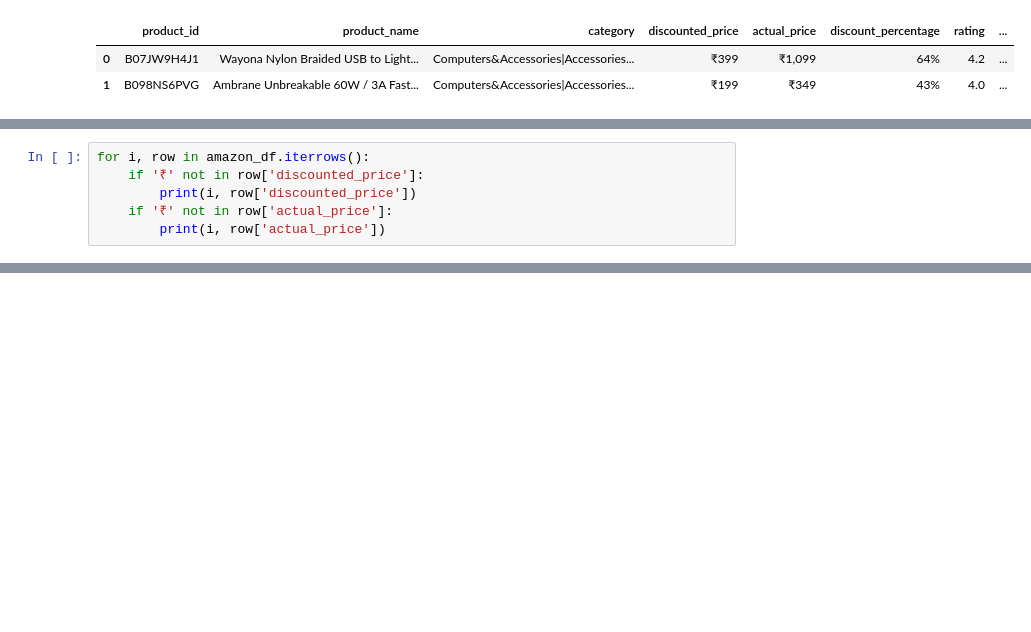
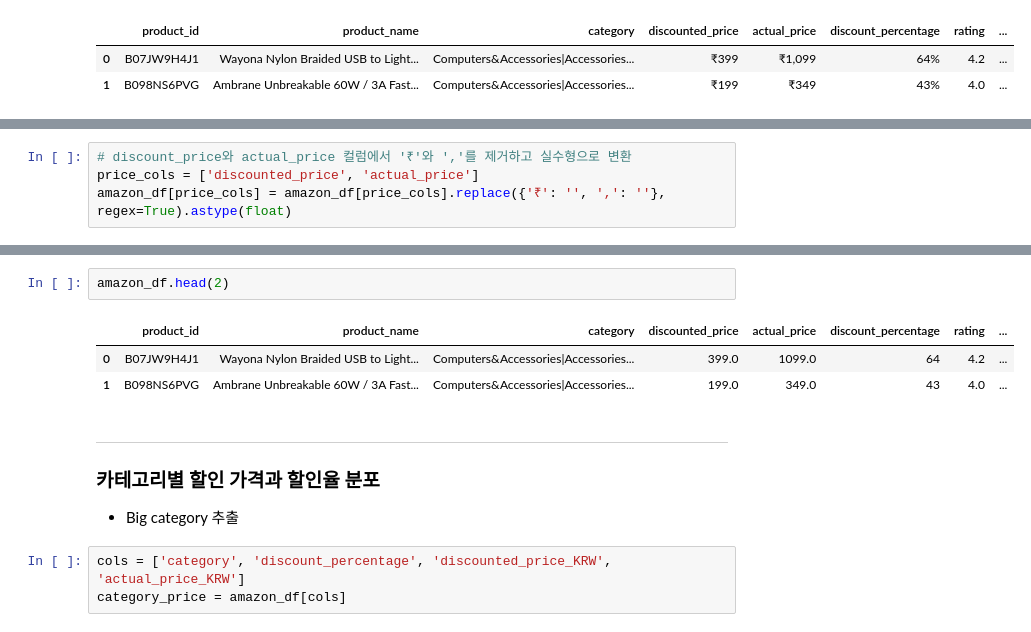
Before and after one commit to hae313jin/Amazon_sales_machine_learning, a Jupyter notebook: notebooks/sehee/price_EDA.ipynb, the cells around one changed output, grey strips where cells are left out. Cells and saved outputs as stored; diff of their text form; blank space fills up the shorter version.

```diff
--- a/notebooks/sehee/price_EDA.ipynb
+++ b/notebooks/sehee/price_EDA.ipynb
@@ -39,6 +35,0 @@ len(amazon_df['category'].unique())
-# %%
-for i, row in amazon_df.iterrows():
-    if '₹' not in row['discounted_price']:
-        print(i, row['discounted_price'])
-    if '₹' not in row['actual_price']:
-        print(i, row['actual_price'])
@@ -109,0 +40,4 @@ amazon_df['img_link'][999]
+# %%
+# discount_price와 actual_price 컬럼에서 '₹'와 ','를 제거하고 실수형으로 변환
+price_cols = ['discounted_price', 'actual_price']
+amazon_df[price_cols] = amazon_df[price_cols].replace({'₹': '', ',': ''}, regex=True).astype(float)
@@ -109,0 +98,13 @@ amazon_df['img_link'][999]
+# %%
+amazon_df.head(2)
+# %% [output]
+|  | product_id | product_name | category | discounted_price | actual_price | discount_percentage | rating | ... |
+| 0 | B07JW9H4J1 | Wayona Nylon Braided USB to Light... | Computers&Accessories|Accessories... | 399.0 | 1099.0 | 64 | 4.2 | ... |
+| 1 | B098NS6PVG | Ambrane Unbreakable 60W / 3A Fast... | Computers&Accessories|Accessories... | 199.0 | 349.0 | 43 | 4.0 | ... |
+# %% [markdown]
+---
+### 카테고리별 할인 가격과 할인율 분포
+- Big category 추출
+# %%
+cols = ['category', 'discount_percentage', 'discounted_price_KRW', 'actual_price_KRW']
+category_price = amazon_df[cols]
```
Also changed, not shown: parts of 36 cells of this notebook.
